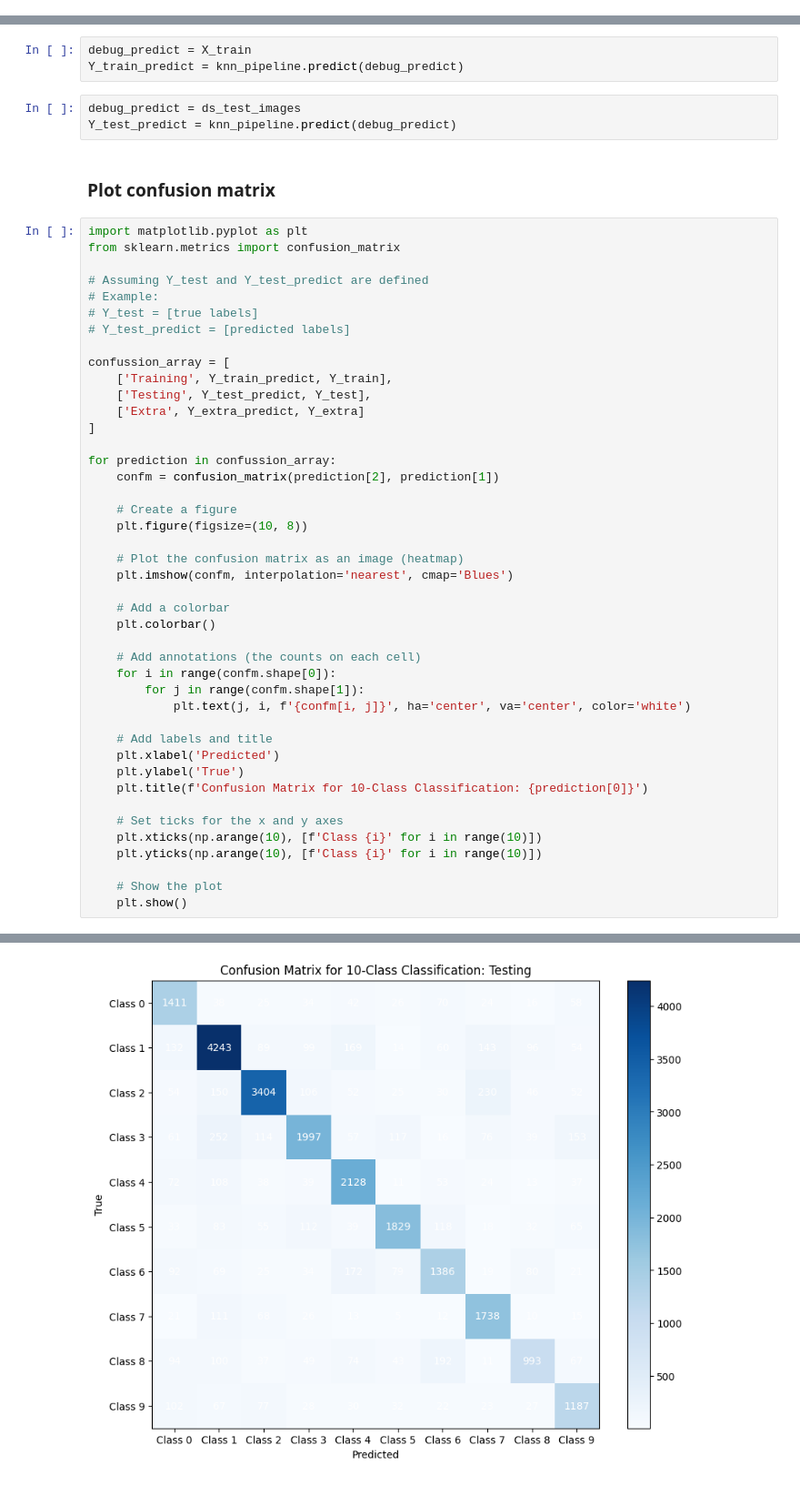
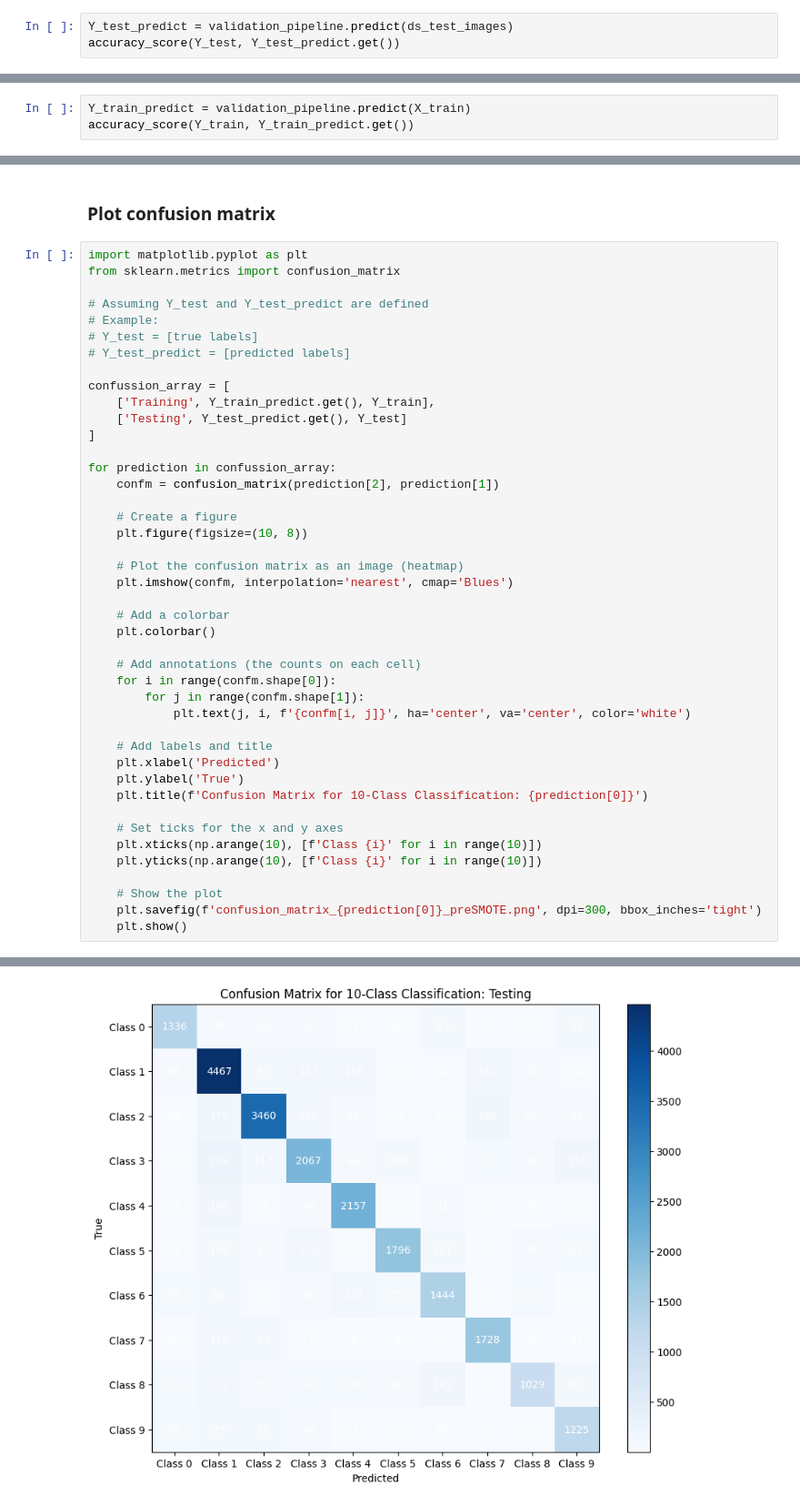
Before and after one commit to bisaacma-iteso/aprendizaje_automatico, a Jupyter notebook: aprendiendo-machin/notebooks/10.bima_confusion_matrix.ipynb, the cells around one changed output, grey strips where cells are left out. Shown at 91% size. Saved outputs shown, nothing was run; the diff lists cells and outputs as text.

```diff
--- a/aprendiendo-machin/notebooks/10.bima_confusion_matrix.ipynb
+++ b/aprendiendo-machin/notebooks/10.bima_confusion_matrix.ipynb
@@ -507,0 +529,3 @@ knn_pipeline.score(ds_test_images, Y_test)
+# %%
+Y_test_predict = validation_pipeline.predict(ds_test_images)
+accuracy_score(Y_test, Y_test_predict.get())
@@ -513,0 +536,3 @@ knn_pipeline.score(X_train, Y_train)
+# %%
+Y_train_predict = validation_pipeline.predict(X_train)
+accuracy_score(Y_train, Y_train_predict.get())
@@ -523,9 +546,3 @@ Error:
-# %%
-debug_predict = X_train
-Y_train_predict = knn_pipeline.predict(debug_predict)
-# %%
-debug_predict = ds_test_images
-Y_test_predict = knn_pipeline.predict(debug_predict)
 # %% [markdown]
 ### Plot confusion matrix
 # %%
@@ -538,9 +555,8 @@ from sklearn.metrics import confusion_matrix
 # Y_test_predict = [predicted labels]
 
 confussion_array = [
-    ['Training', Y_train_predict, Y_train],
-    ['Testing', Y_test_predict, Y_test],
-    ['Extra', Y_extra_predict, Y_extra]
+    ['Training', Y_train_predict.get(), Y_train],
+    ['Testing', Y_test_predict.get(), Y_test]
 ]
 
 for prediction in confussion_array:
@@ -570,5 +586,6 @@ for prediction in confussion_array:
     plt.yticks(np.arange(10), [f'Class {i}' for i in range(10)])
 
     # Show the plot
+    plt.savefig(f'confusion_matrix_{prediction[0]}_preSMOTE.png', dpi=300, bbox_inches='tight')
     plt.show()
 # %% [output]
@@ -576 +593 @@ for prediction in confussion_array:
-[figure, old version]
+[figure, new version]
```
Also changed, not shown: parts of 22 cells of this notebook.
